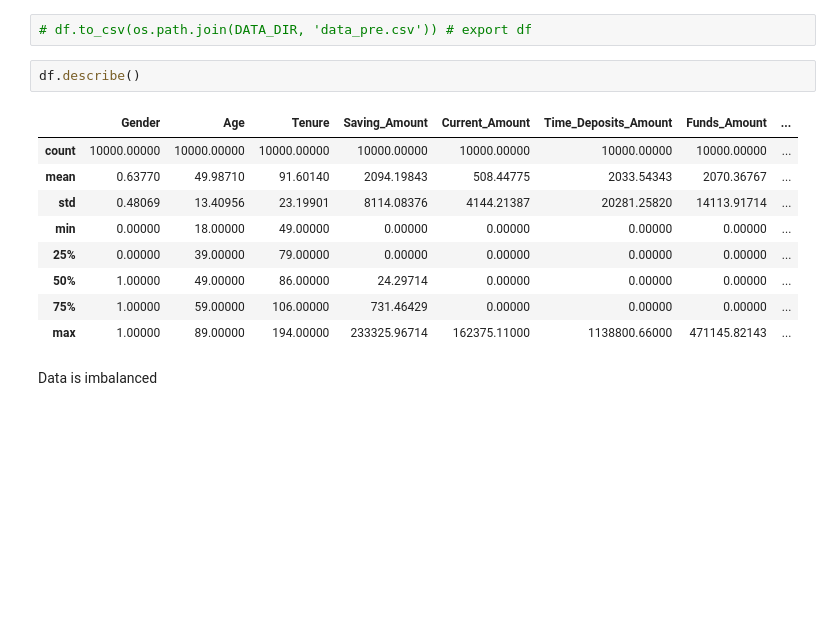
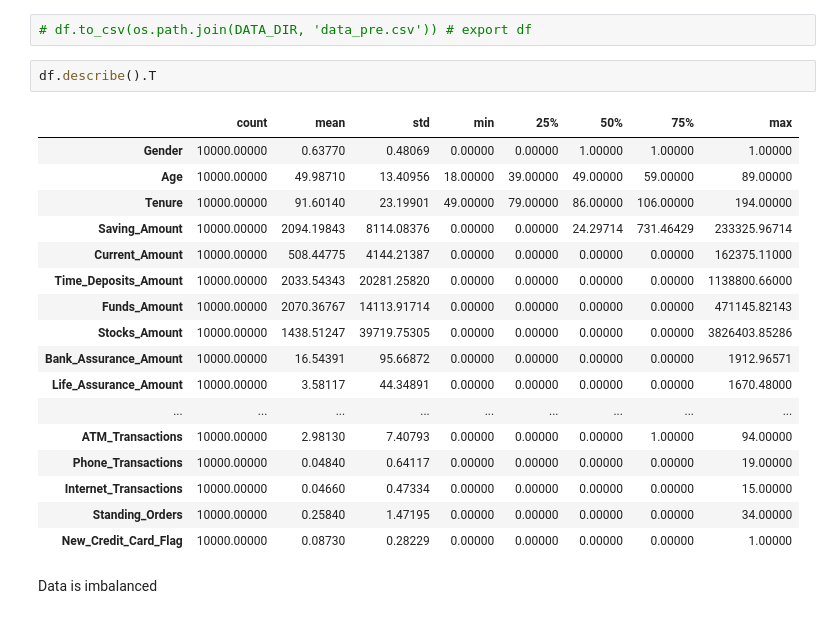
Before and after one commit to bihd00/4IZ480-project, a Jupyter notebook: src/main.ipynb, the cells around one changed output. Saved outputs shown, nothing was run; the diff lists cells and outputs as text; blank space fills up the shorter version.

```diff
--- a/src/main.ipynb
+++ b/src/main.ipynb
@@ -69,17 +69,25 @@ array([1, 0], dtype=int64)
 # %%
 # df.to_csv(os.path.join(DATA_DIR, 'data_pre.csv')) # export df
 # %%
-df.describe()
+df.describe().T
 # %% [output]
-|  | Gender | Age | Tenure | Saving_Amount | Current_Amount | Time_Deposits_Amount | Funds_Amount | ... |
-| count | 10000.00000 | 10000.00000 | 10000.00000 | 10000.00000 | 10000.00000 | 10000.00000 | 10000.00000 | ... |
-| mean | 0.63770 | 49.98710 | 91.60140 | 2094.19843 | 508.44775 | 2033.54343 | 2070.36767 | ... |
-| std | 0.48069 | 13.40956 | 23.19901 | 8114.08376 | 4144.21387 | 20281.25820 | 14113.91714 | ... |
-| min | 0.00000 | 18.00000 | 49.00000 | 0.00000 | 0.00000 | 0.00000 | 0.00000 | ... |
-| 25% | 0.00000 | 39.00000 | 79.00000 | 0.00000 | 0.00000 | 0.00000 | 0.00000 | ... |
-| 50% | 1.00000 | 49.00000 | 86.00000 | 24.29714 | 0.00000 | 0.00000 | 0.00000 | ... |
-| 75% | 1.00000 | 59.00000 | 106.00000 | 731.46429 | 0.00000 | 0.00000 | 0.00000 | ... |
-| max | 1.00000 | 89.00000 | 194.00000 | 233325.96714 | 162375.11000 | 1138800.66000 | 471145.82143 | ... |
+|  | count | mean | std | min | 25% | 50% | 75% | max |
+| Gender | 10000.00000 | 0.63770 | 0.48069 | 0.00000 | 0.00000 | 1.00000 | 1.00000 | 1.00000 |
+| Age | 10000.00000 | 49.98710 | 13.40956 | 18.00000 | 39.00000 | 49.00000 | 59.00000 | 89.00000 |
+| Tenure | 10000.00000 | 91.60140 | 23.19901 | 49.00000 | 79.00000 | 86.00000 | 106.00000 | 194.00000 |
+| Saving_Amount | 10000.00000 | 2094.19843 | 8114.08376 | 0.00000 | 0.00000 | 24.29714 | 731.46429 | 233325.96714 |
+| Current_Amount | 10000.00000 | 508.44775 | 4144.21387 | 0.00000 | 0.00000 | 0.00000 | 0.00000 | 162375.11000 |
+| Time_Deposits_Amount | 10000.00000 | 2033.54343 | 20281.25820 | 0.00000 | 0.00000 | 0.00000 | 0.00000 | 1138800.66000 |
+| Funds_Amount | 10000.00000 | 2070.36767 | 14113.91714 | 0.00000 | 0.00000 | 0.00000 | 0.00000 | 471145.82143 |
+| Stocks_Amount | 10000.00000 | 1438.51247 | 39719.75305 | 0.00000 | 0.00000 | 0.00000 | 0.00000 | 3826403.85286 |
+| Bank_Assurance_Amount | 10000.00000 | 16.54391 | 95.66872 | 0.00000 | 0.00000 | 0.00000 | 0.00000 | 1912.96571 |
+| Life_Assurance_Amount | 10000.00000 | 3.58117 | 44.34891 | 0.00000 | 0.00000 | 0.00000 | 0.00000 | 1670.48000 |
+| ... | ... | ... | ... | ... | ... | ... | ... | ... |
+| ATM_Transactions | 10000.00000 | 2.98130 | 7.40793 | 0.00000 | 0.00000 | 0.00000 | 1.00000 | 94.00000 |
+| Phone_Transactions | 10000.00000 | 0.04840 | 0.64117 | 0.00000 | 0.00000 | 0.00000 | 0.00000 | 19.00000 |
+| Internet_Transactions | 10000.00000 | 0.04660 | 0.47334 | 0.00000 | 0.00000 | 0.00000 | 0.00000 | 15.00000 |
+| Standing_Orders | 10000.00000 | 0.25840 | 1.47195 | 0.00000 | 0.00000 | 0.00000 | 0.00000 | 34.00000 |
+| New_Credit_Card_Flag | 10000.00000 | 0.08730 | 0.28229 | 0.00000 | 0.00000 | 0.00000 | 0.00000 | 1.00000 |
 # %% [markdown]
 Data is imbalanced
 # %%
```
Also changed, not shown: parts of 3 cells of this notebook, 1 other file.
